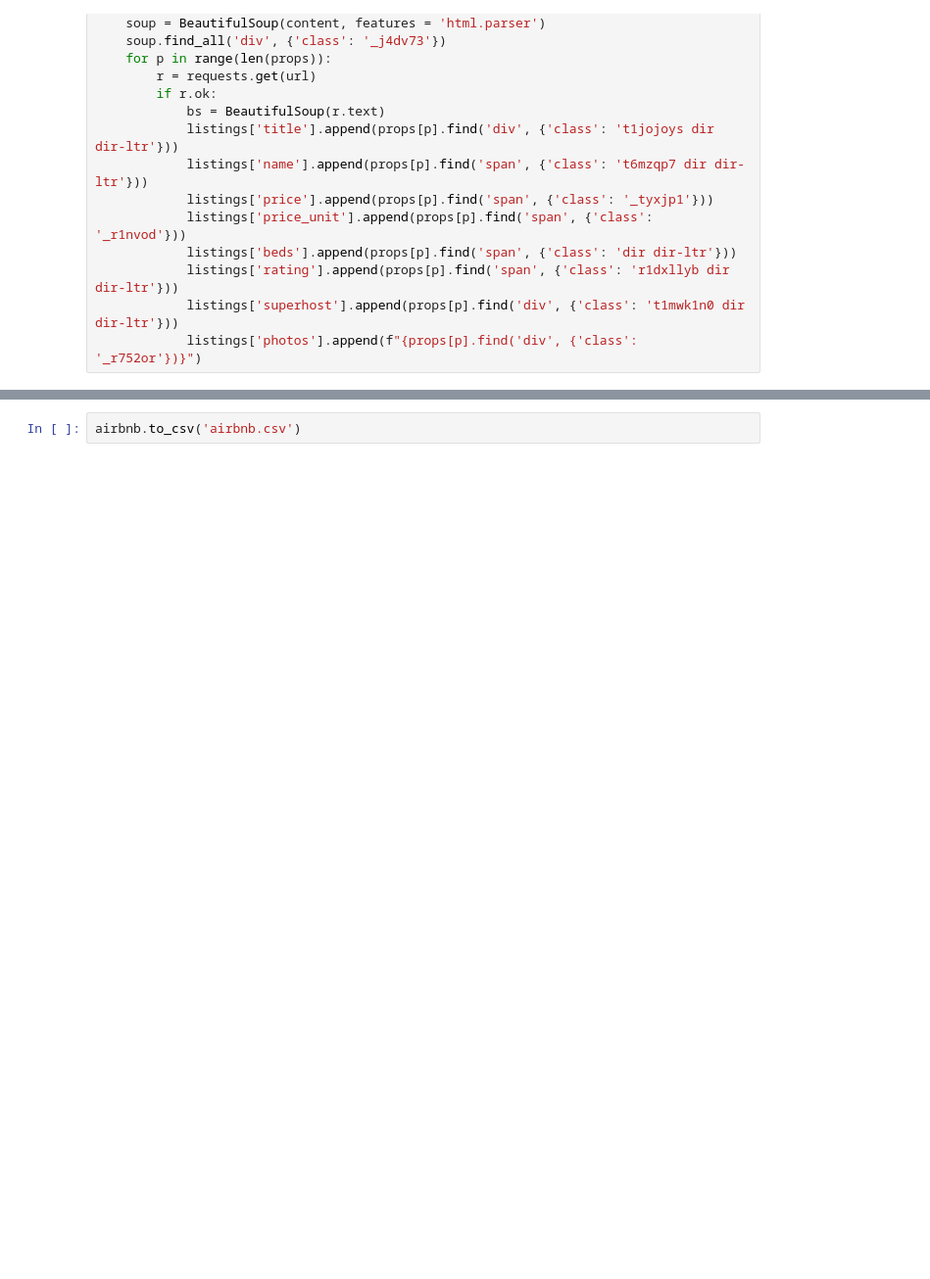
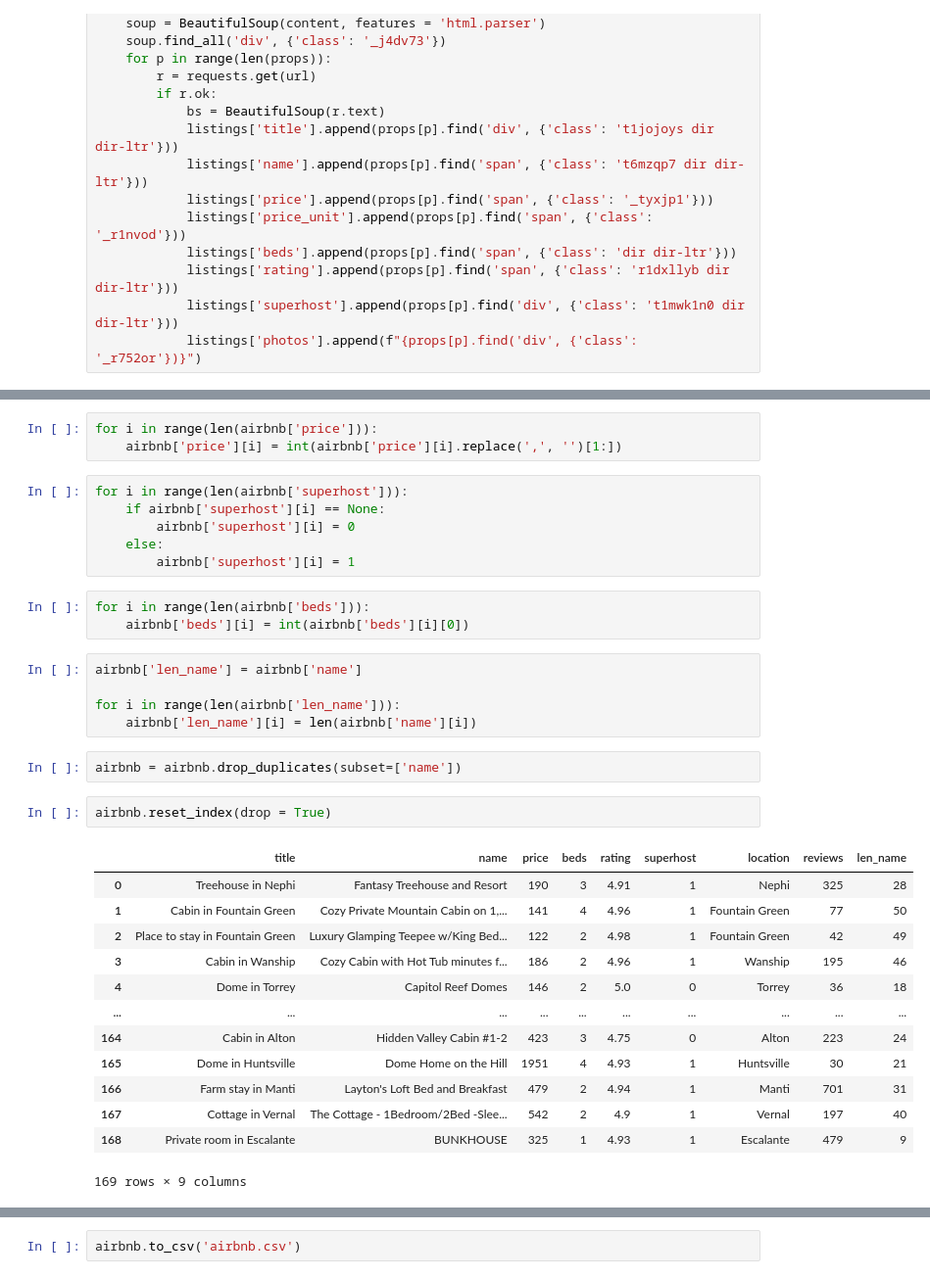
Before and after one commit to sneslen/airbnb, a Jupyter notebook: Dataset 3a.ipynb, the cells around one changed output, grey strips where cells are left out. Shown: that part at 98% size. Saved outputs shown, nothing was run; the diff lists cells and outputs as text; blank space fills up the shorter version.

```diff
--- a/Dataset 3a.ipynb
+++ b/Dataset 3a.ipynb
@@ -117,0 +117,35 @@ See the caveats in the documentation: https://pandas.pydata.org/pandas-docs/stab
+# %%
+for i in range(len(airbnb['price'])):
+    airbnb['price'][i] = int(airbnb['price'][i].replace(',', '')[1:])
+# %%
+for i in range(len(airbnb['superhost'])):
+    if airbnb['superhost'][i] == None:
+        airbnb['superhost'][i] = 0
+    else:
+        airbnb['superhost'][i] = 1
+# %%
+for i in range(len(airbnb['beds'])):
+    airbnb['beds'][i] = int(airbnb['beds'][i][0])
+# %%
+airbnb['len_name'] = airbnb['name']
+
+for i in range(len(airbnb['len_name'])):
+    airbnb['len_name'][i] = len(airbnb['name'][i])
+# %%
+airbnb = airbnb.drop_duplicates(subset=['name'])
+# %%
+airbnb.reset_index(drop = True)
+# %% [output]
+|  | title | name | price | beds | rating | superhost | location | reviews | len_name |
+| 0 | Treehouse in Nephi | Fantasy Treehouse and Resort | 190 | 3 | 4.91 | 1 | Nephi | 325 | 28 |
+| 1 | Cabin in Fountain Green | Cozy Private Mountain Cabin on 1,... | 141 | 4 | 4.96 | 1 | Fountain Green | 77 | 50 |
+| 2 | Place to stay in Fountain Green | Luxury Glamping Teepee w/King Bed... | 122 | 2 | 4.98 | 1 | Fountain Green | 42 | 49 |
+| 3 | Cabin in Wanship | Cozy Cabin with Hot Tub minutes f... | 186 | 2 | 4.96 | 1 | Wanship | 195 | 46 |
+| 4 | Dome in Torrey | Capitol Reef Domes | 146 | 2 | 5.0 | 0 | Torrey | 36 | 18 |
+| ... | ... | ... | ... | ... | ... | ... | ... | ... | ... |
+| 164 | Cabin in Alton | Hidden Valley Cabin #1-2 | 423 | 3 | 4.75 | 0 | Alton | 223 | 24 |
+| 165 | Dome in Huntsville | Dome Home on the Hill | 1951 | 4 | 4.93 | 1 | Huntsville | 30 | 21 |
+| 166 | Farm stay in Manti | Layton's Loft Bed and Breakfast | 479 | 2 | 4.94 | 1 | Manti | 701 | 31 |
+| 167 | Cottage in Vernal | The Cottage - 1Bedroom/2Bed -Slee... | 542 | 2 | 4.9 | 1 | Vernal | 197 | 40 |
+| 168 | Private room in Escalante | BUNKHOUSE | 325 | 1 | 4.93 | 1 | Escalante | 479 | 9 |
+169 rows × 9 columns
```
Also changed, not shown: parts of 9 cells of this notebook, 1 other file.
